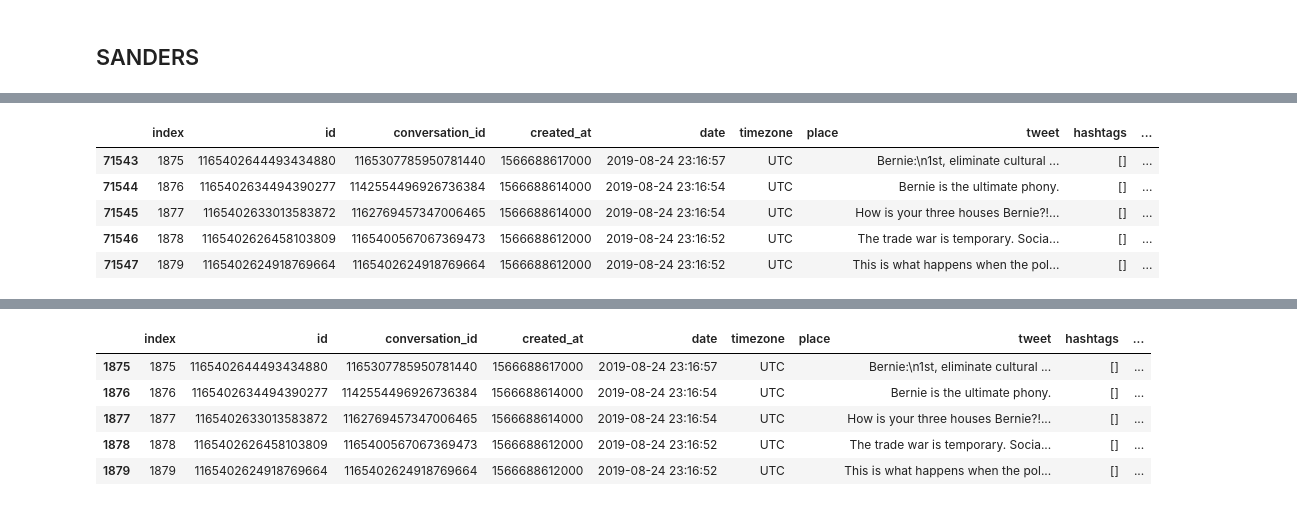
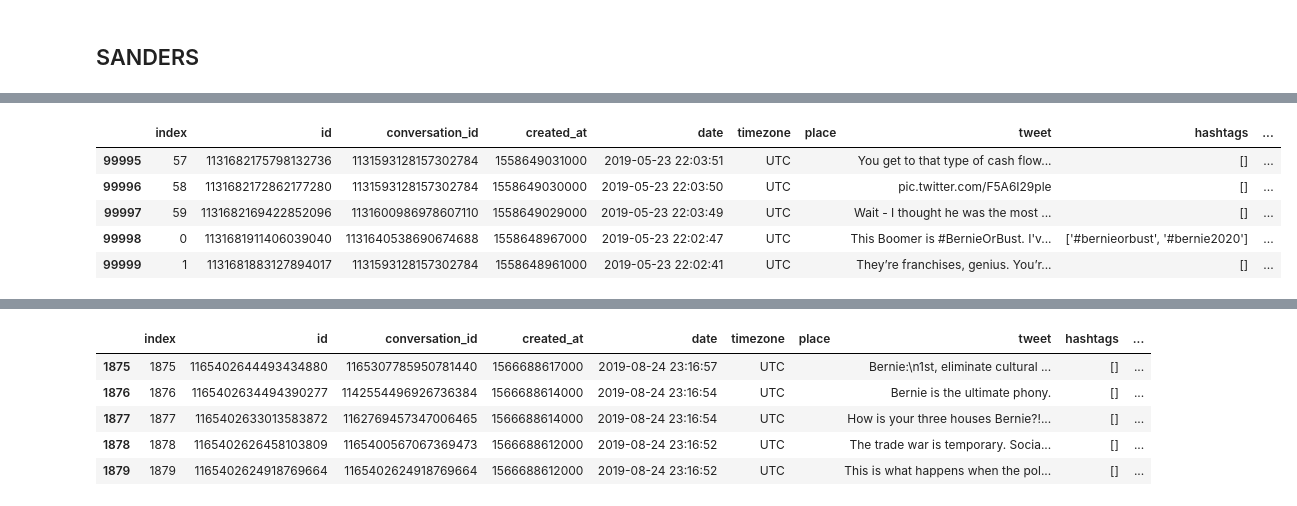
Before and after one commit to benlevyx/twitter-polling, a Jupyter notebook: notebooks/Creating full DataFrame.ipynb, the cells around one changed output, grey strips where cells are left out. Saved outputs shown, nothing was run; the diff lists cells and outputs as text; code cells hidden in the pictures.

```diff
--- a/notebooks/Creating full DataFrame.ipynb
+++ b/notebooks/Creating full DataFrame.ipynb
@@ -124,11 +211,11 @@ sanders1.tail()
 # %%
-sanders2 = pd.read_sql(f'SELECT * FROM tweets WHERE (date >= "2019-05-23 23:00:00") AND (name = "SANDERS") LIMIT 200000;', con = engine)
-sanders2.to_csv('DATA/sanders2.csv')
+sanders2 = pd.read_sql(f'SELECT * FROM tweets WHERE (date >= "2019-04-13 23:00:00") AND (name = "SANDERS") LIMIT 100000;', con = engine)
+sanders2.to_csv('DATA_wo_gaps/sanders2.csv')
 sanders2.tail()
 # %% [output]
 |  | index | id | conversation_id | created_at | date | timezone | place | tweet | hashtags | ... |
-| 71543 | 1875 | 1165402644493434880 | 1165307785950781440 | 1566688617000 | 2019-08-24 23:16:57 | UTC |  | Bernie:\n1st, eliminate cultural ... | [] | ... |
-| 71544 | 1876 | 1165402634494390277 | 1142554496926736384 | 1566688614000 | 2019-08-24 23:16:54 | UTC |  | Bernie is the ultimate phony. | [] | ... |
-| 71545 | 1877 | 1165402633013583872 | 1162769457347006465 | 1566688614000 | 2019-08-24 23:16:54 | UTC |  | How is your three houses Bernie?!... | [] | ... |
-| 71546 | 1878 | 1165402626458103809 | 1165400567067369473 | 1566688612000 | 2019-08-24 23:16:52 | UTC |  | The trade war is temporary. Socia... | [] | ... |
-| 71547 | 1879 | 1165402624918769664 | 1165402624918769664 | 1566688612000 | 2019-08-24 23:16:52 | UTC |  | This is what happens when the pol... | [] | ... |
+| 99995 | 57 | 1131682175798132736 | 1131593128157302784 | 1558649031000 | 2019-05-23 22:03:51 | UTC |  | You get to that type of cash flow... | [] | ... |
+| 99996 | 58 | 1131682172862177280 | 1131593128157302784 | 1558649030000 | 2019-05-23 22:03:50 | UTC |  | pic.twitter.com/F5A6I29ple | [] | ... |
+| 99997 | 59 | 1131682169422852096 | 1131600986978607110 | 1558649029000 | 2019-05-23 22:03:49 | UTC |  | Wait - I thought he was the most ... | [] | ... |
+| 99998 | 0 | 1131681911406039040 | 1131640538690674688 | 1558648967000 | 2019-05-23 22:02:47 | UTC |  | This Boomer is #BernieOrBust. I'v... | ['#bernieorbust', '#bernie2020'] | ... |
+| 99999 | 1 | 1131681883127894017 | 1131593128157302784 | 1558648961000 | 2019-05-23 22:02:41 | UTC |  | They’re franchises, genius. You’r... | [] | ... |
```
Also changed, not shown: parts of 20 cells of this notebook, 4 other files.
